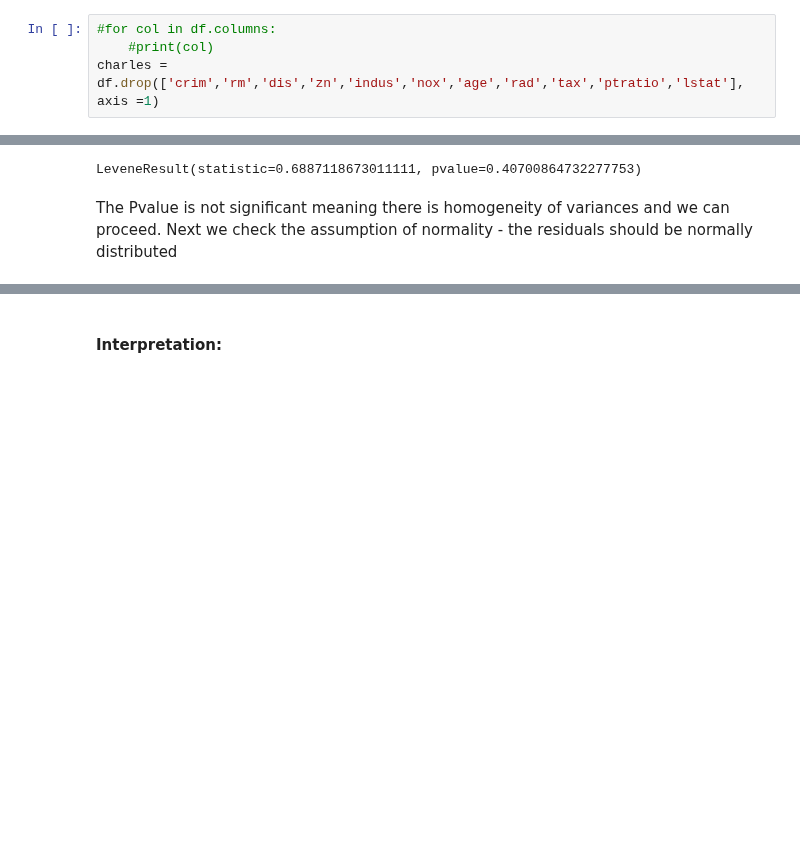
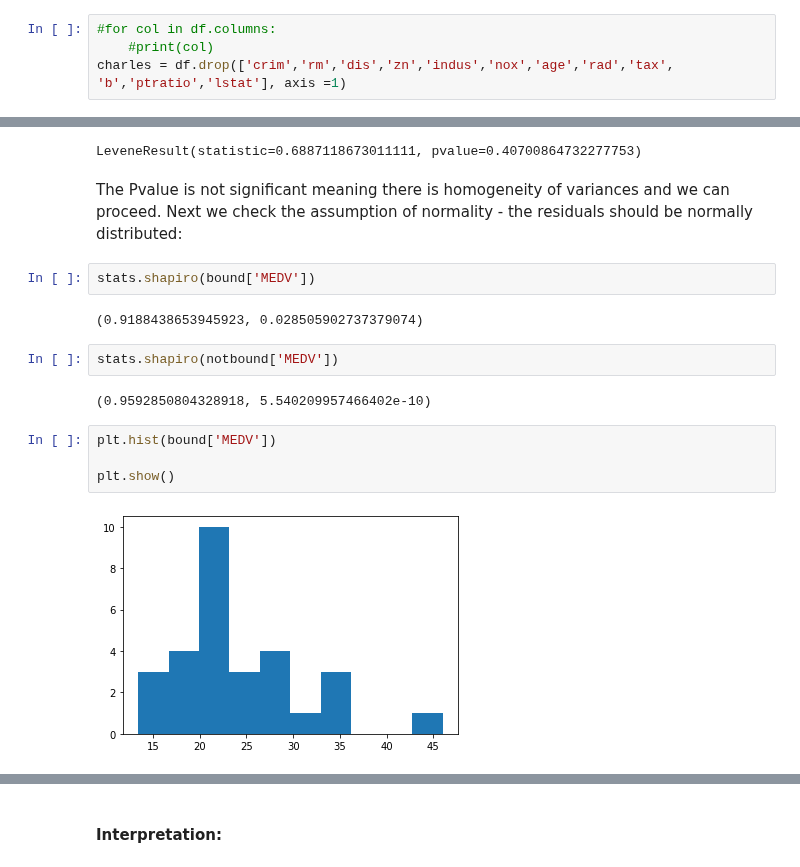
Before and after one commit to paulacduffy/machine-learning-assessment, a Jupyter notebook: The Boston Housing Dataset - An Analysis.ipynb, the cells around one changed output, grey strips where cells are left out. Saved outputs shown, nothing was run; the diff lists cells and outputs as text; blank space fills up the shorter version.

Commit message:
added back all variables, revised inferential stats section

```diff
--- a/The Boston Housing Dataset - An Analysis.ipynb
+++ b/The Boston Housing Dataset - An Analysis.ipynb
@@ -203,7 +204,7 @@ Our null hypothesis is that there is statistically a difference between the medi
 # %%
 #for col in df.columns:
     #print(col)
-charles = df.drop(['crim','rm','dis','zn','indus','nox','age','rad','tax','ptratio','lstat'], axis =1)
+charles = df.drop(['crim','rm','dis','zn','indus','nox','age','rad','tax', 'b','ptratio','lstat'], axis =1)
 # %%
 #group data in chas variable by 1 or 0, either bordering the river or not
 group = charles.groupby('chas')
@@ -255,4 +256,18 @@ stats.levene(notbound['MEDV'], bound['MEDV'])
 # %% [output]
 LeveneResult(statistic=0.6887118673011111, pvalue=0.40700864732277753)
 # %% [markdown]
-The Pvalue is not significant meaning there is homogeneity of variances and we can proceed. Next we check the assumption of normality - the residuals should be normally distributed
+The Pvalue is not significant meaning there is homogeneity of variances and we can proceed. Next we check the assumption of normality - the residuals should be normally distributed:
+# %%
+stats.shapiro(bound['MEDV'])
+# %% [output]
+(0.9188438653945923, 0.028505902737379074)
+# %%
+stats.shapiro(notbound['MEDV'])
+# %% [output]
+(0.9592850804328918, 5.540209957466402e-10)
+# %%
+plt.hist(bound['MEDV'])
+
+plt.show()
+# %% [output]
+[figure, added]
```
Also changed, not shown: parts of 32 cells of this notebook.
